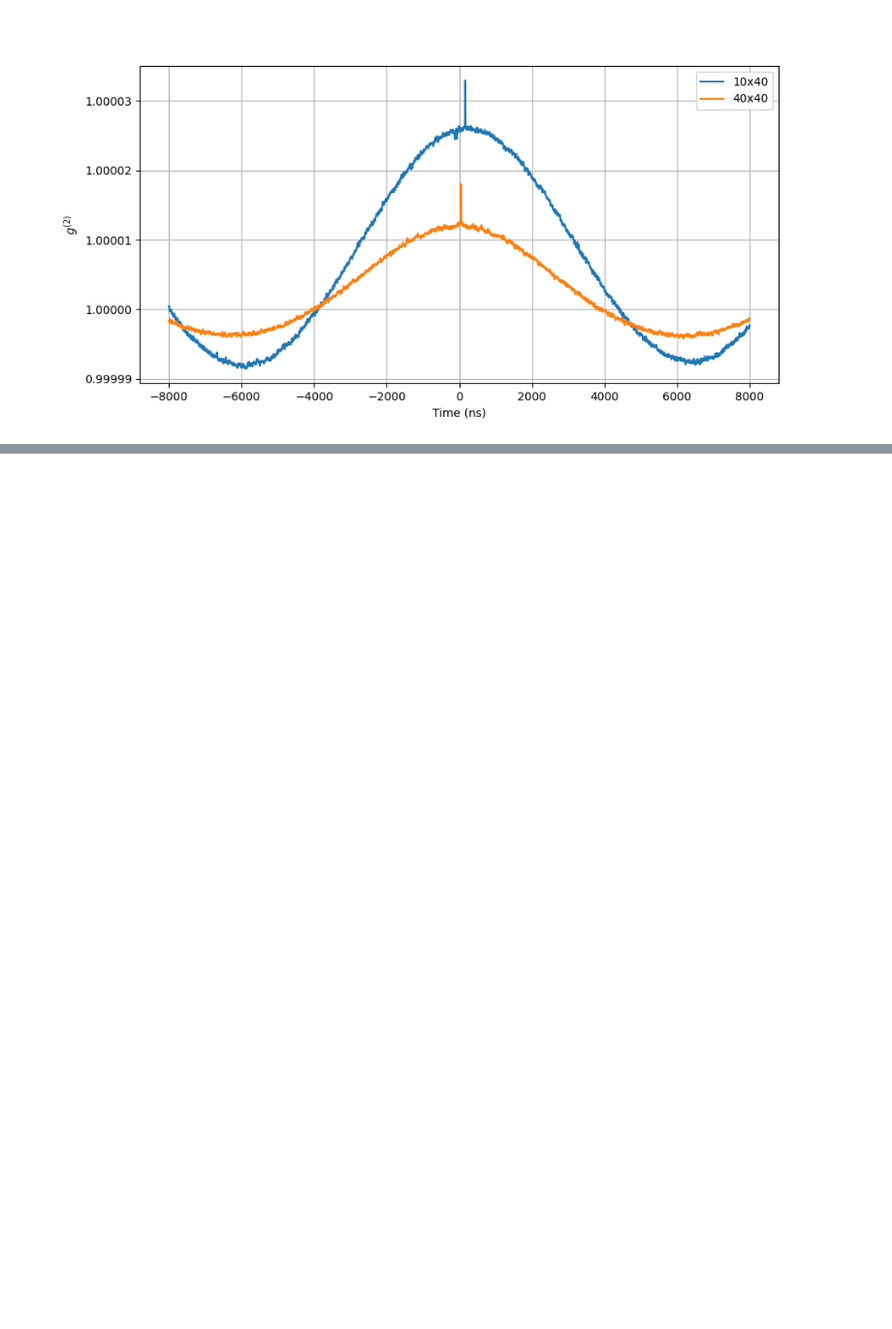
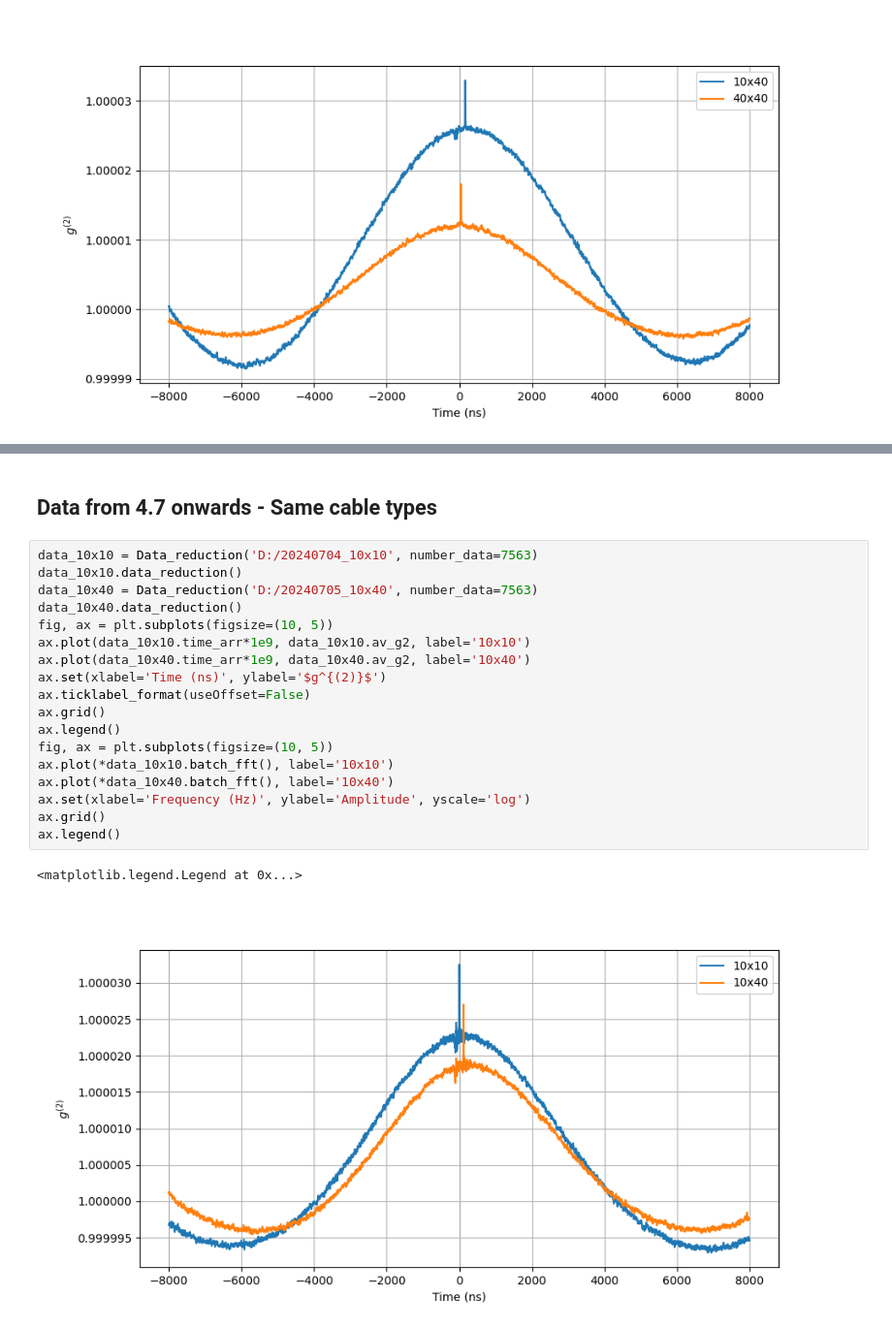
Before and after one commit to SteWey0/Bachelorarbeit, a Jupyter notebook: analysis_tests.ipynb, the cells around one changed output, grey strips where cells are left out. Shown at 97% size. Saved outputs shown, nothing was run; the diff lists cells and outputs as text; blank space fills up the shorter version.

```diff
--- a/analysis_tests.ipynb
+++ b/analysis_tests.ipynb
@@ -934,0 +965,23 @@ Text(0.5, 0.98, '40x40')
+# %% [markdown]
+## Data from 4.7 onwards - Same cable types
+# %%
+data_10x10 = Data_reduction('D:/20240704_10x10', number_data=7563)
+data_10x10.data_reduction()
+data_10x40 = Data_reduction('D:/20240705_10x40', number_data=7563)
+data_10x40.data_reduction()
+fig, ax = plt.subplots(figsize=(10, 5))
+ax.plot(data_10x10.time_arr*1e9, data_10x10.av_g2, label='10x10')
+ax.plot(data_10x40.time_arr*1e9, data_10x40.av_g2, label='10x40')
+ax.set(xlabel='Time (ns)', ylabel='$g^{(2)}$')
+ax.ticklabel_format(useOffset=False)
+ax.grid()
+ax.legend()
+fig, ax = plt.subplots(figsize=(10, 5))
+ax.plot(*data_10x10.batch_fft(), label='10x10')
+ax.plot(*data_10x40.batch_fft(), label='10x40')
+ax.set(xlabel='Frequency (Hz)', ylabel='Amplitude', yscale='log')
+ax.grid()
+ax.legend()
+# %% [output]
+<matplotlib.legend.Legend at 0x...>
+[figure, added]
```
Also changed, not shown: parts of 17 cells of this notebook, 2 other files.
